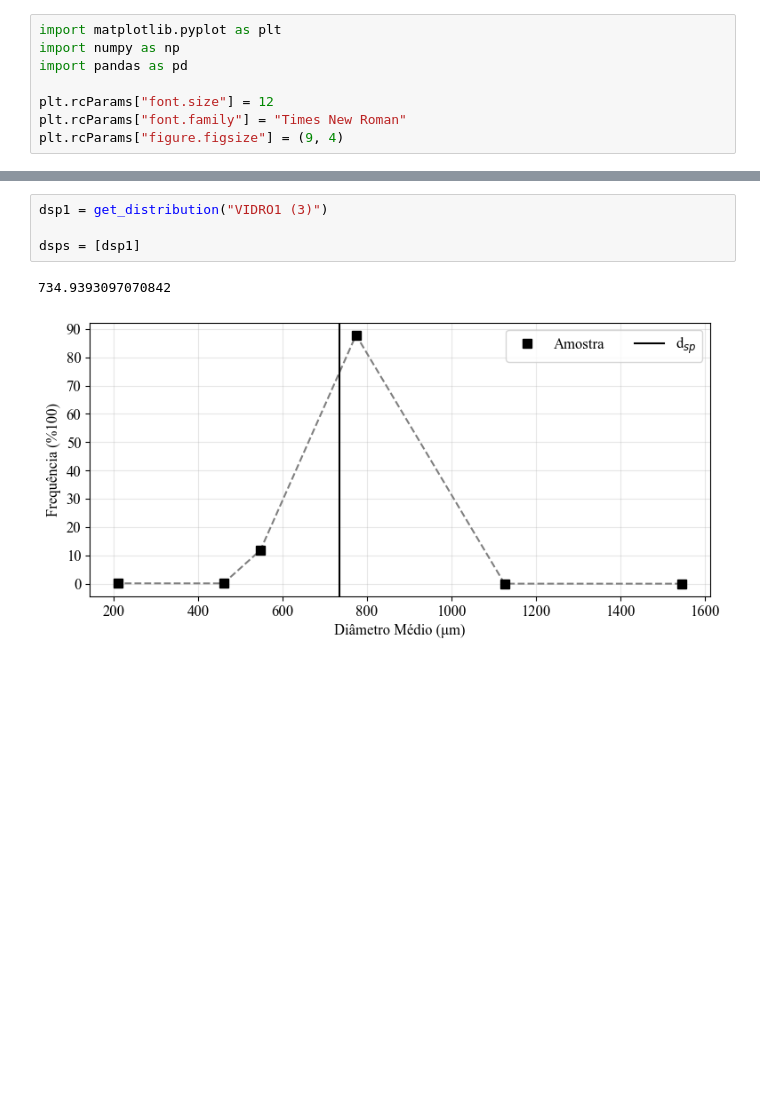
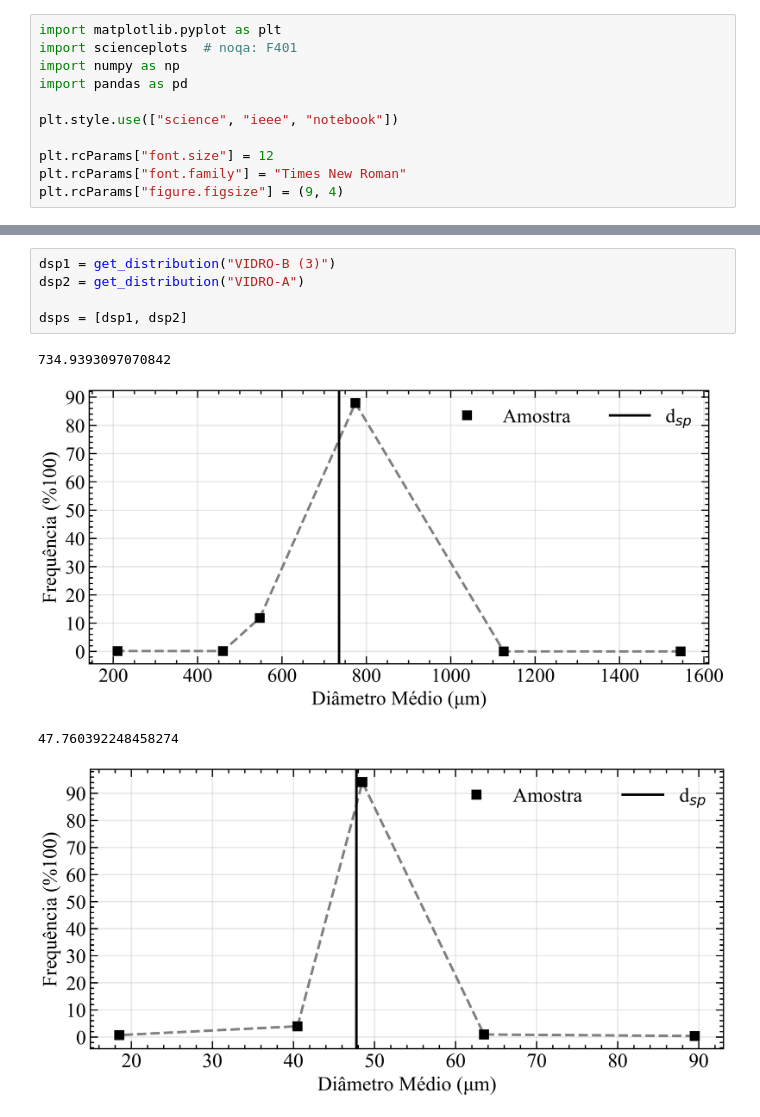
Before and after one commit to ViniMelloeMuller/fluidization-AE, a Jupyter notebook: particles.ipynb, the cells around one changed output, grey strips where cells are left out. Cells and saved outputs as stored; diff of their text form; blank space fills up the shorter version.

```diff
--- a/particles.ipynb
+++ b/particles.ipynb
@@ -1,7 +1,10 @@
 # %%
 import matplotlib.pyplot as plt
+import scienceplots  # noqa: F401
 import numpy as np
 import pandas as pd
+
+plt.style.use(["science", "ieee", "notebook"])
 
 plt.rcParams["font.size"] = 12
 plt.rcParams["font.family"] = "Times New Roman"
@@ -36,12 +39,15 @@ def get_distribution(sheet_name: str) -> float:
 
     return dsp
 # %%
-dsp1 = get_distribution("VIDRO1 (3)")
+dsp1 = get_distribution("VIDRO-B (3)")
+dsp2 = get_distribution("VIDRO-A")
 
-dsps = [dsp1]
+dsps = [dsp1, dsp2]
 # %% [output]
 734.9393097070842
-[figure, old version]
+[figure, new version]
+47.760392248458274
+[figure, added]
 # %%
 # plot geldart curve and insert the particles used in it
 d_arange = np.arange(0.1, 2500, 0.01)  # particle size in μm
```
Also changed, not shown: parts of 2 cells of this notebook, 2 other files.
